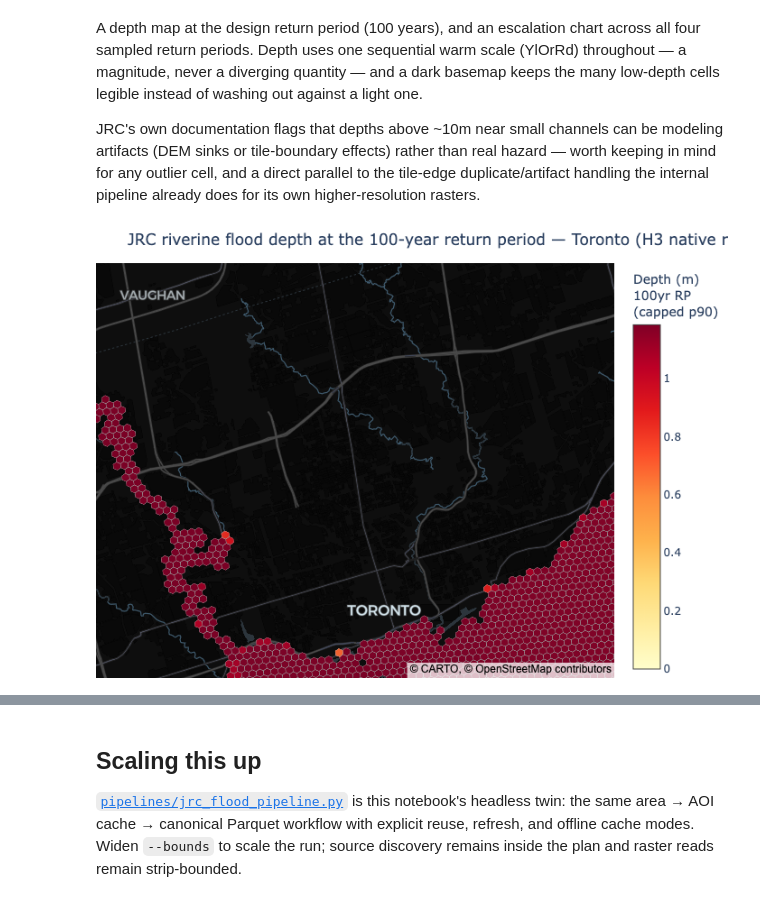
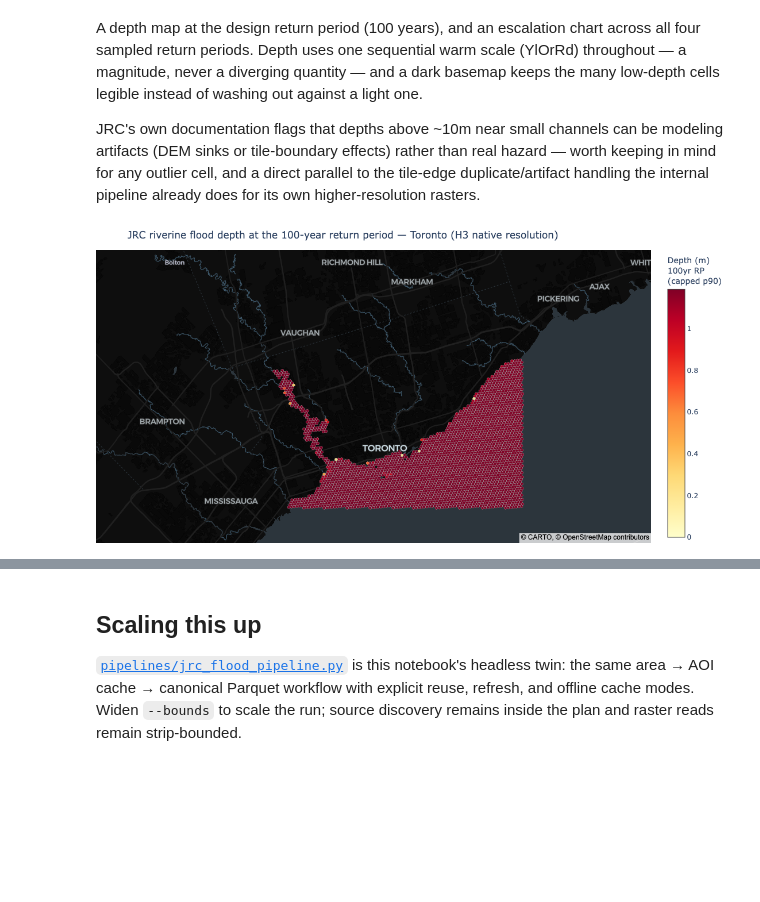
Before and after one commit to RiskThinking/crc-docs, a Jupyter notebook: notebooks/jrc_global_flood_hazard.ipynb, the cells around one changed output, grey strips where cells are left out. Cells and saved outputs as stored; diff of their text form; code cells hidden in the pictures; blank space fills up the shorter version.

```diff
--- a/notebooks/jrc_global_flood_hazard.ipynb
+++ b/notebooks/jrc_global_flood_hazard.ipynb
@@ -137,35 +158,35 @@ hex_geojson = {
 # A handful of extreme (possibly artifact) cells would otherwise stretch the
 # scale so far that the other 90% of (still meaningful) depths all read as
 # the same pale color.
 depth_cap = depths_design_rp["depth_m"].quantile(0.90)
 
 fig_hex = go.Figure(
     go.Choroplethmap(
         geojson=hex_geojson,
         locations=depths_design_rp["cell"].astype(str),
         z=depths_design_rp["depth_m"],
         zmin=0,
         zmax=depth_cap,
         colorscale="YlOrRd",
         marker_line_width=0.3,
         marker_line_color="#999999",
         marker_opacity=0.95,
         colorbar_title=f"Depth (m)<br>{DESIGN_RETURN_PERIOD}yr RP<br>(capped p90)",
     )
 )
 fig_hex.update_layout(
     map_style=MAP_STYLE,
-    map_zoom=10.3,
+    map_zoom=9.5,
     map_center={"lat": (BOUNDS[1] + BOUNDS[3]) / 2, "lon": (BOUNDS[0] + BOUNDS[2]) / 2},
     margin=dict(l=0, r=0, t=40, b=0),
     title=(
         f"JRC riverine flood depth at the {DESIGN_RETURN_PERIOD}-year return period "
         "— Toronto (H3 native resolution)"
     ),
 )
 fig_hex.show()
 # %% [output]
-[figure, old version]
+[figure, new version]
 # %%
 ranked = summary.sort_values("return_period")
 fig_escalation = go.Figure(
```
Also changed, not shown: parts of 7 cells of this notebook, 36 other files.
